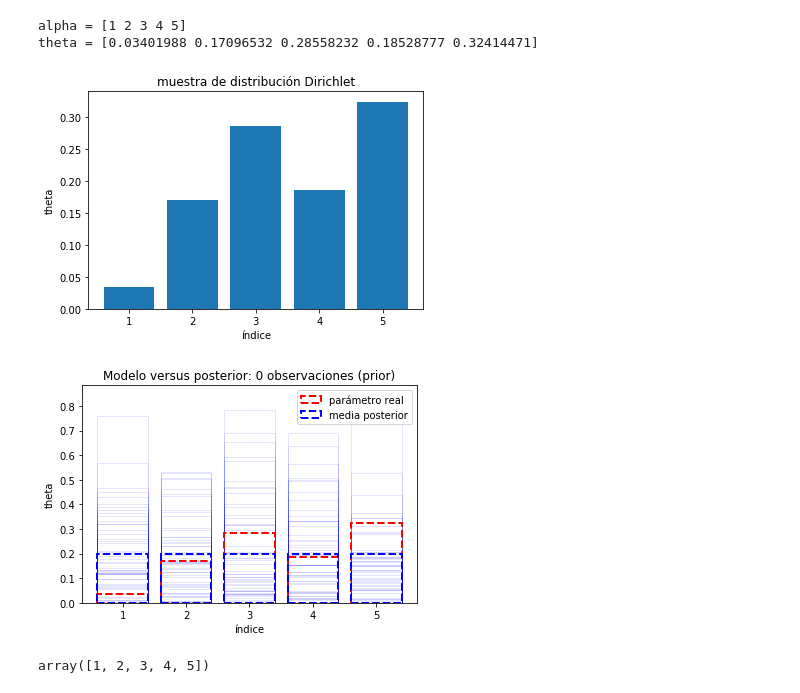
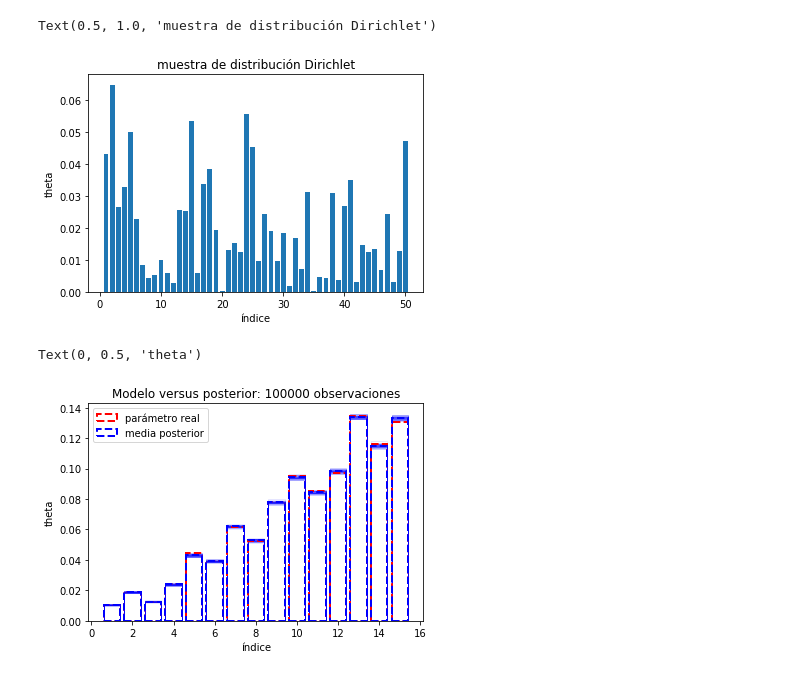
Before and after one commit to GAMES-UChile/Curso-Estadistica, a Jupyter notebook: demos/Posterior computation.ipynb, the cells around one changed output. Drawn from its saved outputs; the diff is of its cells as text; code cells hidden in the pictures.

Commit message:
jeff prior

```diff
--- a/demos/Posterior computation.ipynb
+++ b/demos/Posterior computation.ipynb
@@ -14,20 +99,20 @@ plt.savefig('dirichlet1022.png')
 # %%
-k = 5
-alpha = np.array([1,2,3,4,5])
+k = 50 #número de clases/eventos/símbolos
+#alpha = 10*np.array(np.arange(k)+1)
+alpha = 1*np.ones(k)
 theta = np.random.dirichlet(alpha)
 plt.bar(np.arange(k)+1, theta);
 plt.xlabel('índice')
 plt.ylabel('theta')
 plt.title('muestra de distribución Dirichlet')
-print(f'alpha = {alpha}')
-print(f'theta = {theta}')
+#print(f'alpha = {alpha}');
+#print(f'theta = {theta}');
 # %% [output]
-alpha = [1 2 3 4 5]
-theta = [0.03401988 0.17096532 0.28558232 0.18528777 0.32414471]
+Text(0.5, 1.0, 'muestra de distribución Dirichlet')
-[figure, old version]
+[figure, new version]
 # %%
 #ahora generar p(x|theta) = multinomial
-n = 0
+n = 100000
 x = np.random.multinomial(n,theta)
 new_alpha = np.ones(k) + x
 new_theta = np.random.dirichlet(new_alpha, 100)
@@ -37,13 +122,9 @@ for i in range(50):
 plt.bar(np.arange(k)+1, theta, lw=2, linestyle ='--', edgecolor='r', color='None', label = 'parámetro real');
 plt.bar(np.arange(k)+1, new_alpha/np.sum(new_alpha), lw=2, linestyle ='--', edgecolor='blue', color='None', label = 'media posterior');
 plt.legend()
-plt.title(f'Modelo versus posterior: {n} observaciones (prior)')
+plt.title(f'Modelo versus posterior: {n} observaciones')
 plt.xlabel('índice')
 plt.ylabel('theta')
-plt.savefig(f'post_dirichlet_{n}.pdf')
 # %% [output]
+Text(0, 0.5, 'theta')
-[figure, old version]
+[figure, new version]
-# %%
-alpha
-# %% [output]
-array([1, 2, 3, 4, 5])
```
Also changed, not shown: parts of 11 cells of this notebook, 4 other files.
